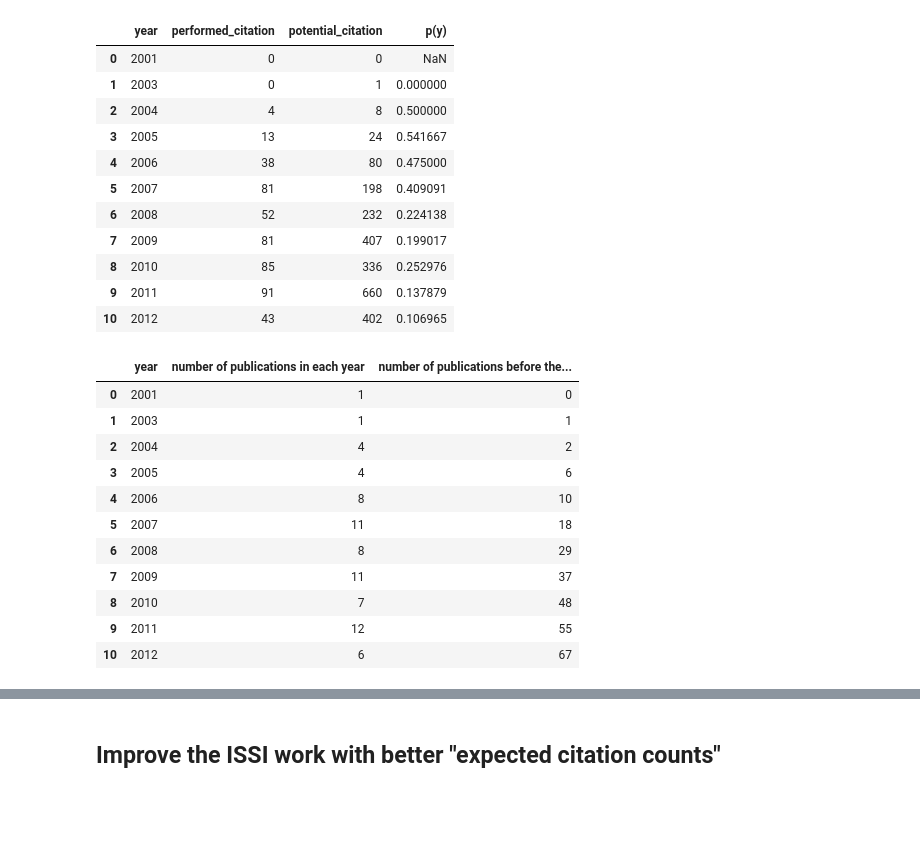
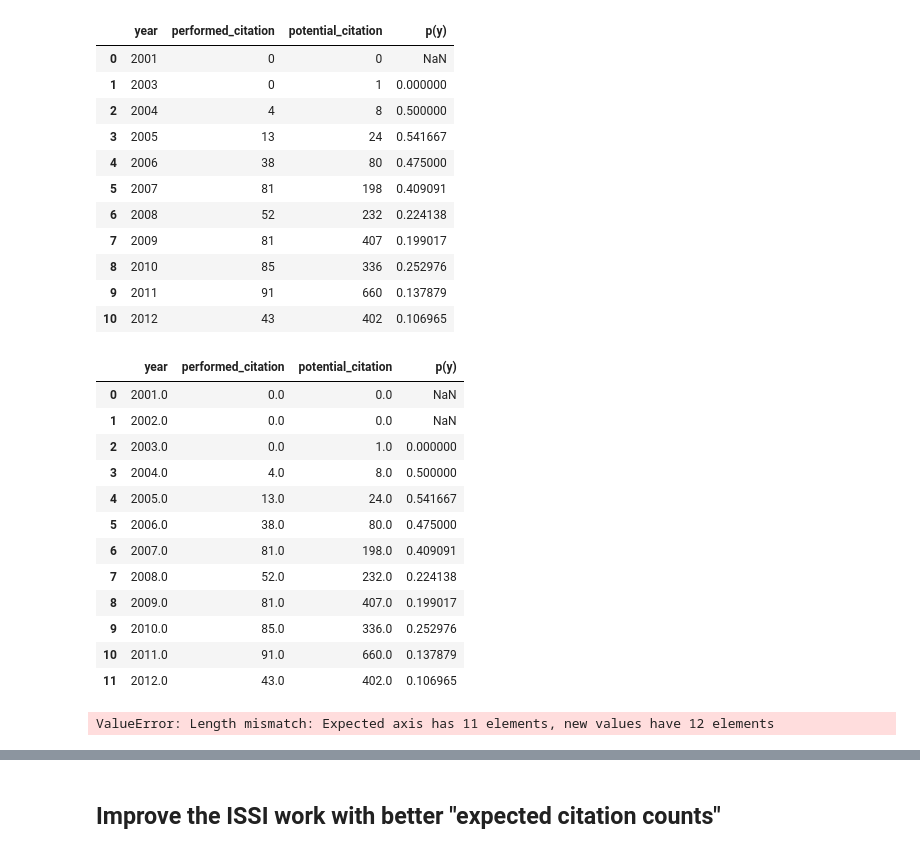
Before and after one commit to infoqualitylab/citation_bias_study, a Jupyter notebook: ResearchShowcase/research_showcase_3rd.ipynb, the cells around one changed output, grey strips where cells are left out. Cells and saved outputs as stored; diff of their text form; code cells hidden in the pictures; blank space fills up the shorter version.

```diff
--- a/ResearchShowcase/research_showcase_3rd.ipynb
+++ b/ResearchShowcase/research_showcase_3rd.ipynb
@@ -174,6 +192,26 @@ prob
 | 8 | 2010 | 85 | 336 | 0.252976 |
 | 9 | 2011 | 91 | 660 | 0.137879 |
 | 10 | 2012 | 43 | 402 | 0.106965 |
+# %%
+# insert the 2002 in the table (2002, 0, 0, NaN)
+prob = prob.append({'year': 2002, 'performed_citation': 0, 'potential_citation': 0, 'p(y)': None}, ignore_index=True)
+prob = prob.sort_values(by='year',ignore_index=True)
+prob = prob.reindex()
+prob
+# %% [output]
+|  | year | performed_citation | potential_citation | p(y) |
+| 0 | 2001.0 | 0.0 | 0.0 | NaN |
+| 1 | 2002.0 | 0.0 | 0.0 | NaN |
+| 2 | 2003.0 | 0.0 | 1.0 | 0.000000 |
+| 3 | 2004.0 | 4.0 | 8.0 | 0.500000 |
+| 4 | 2005.0 | 13.0 | 24.0 | 0.541667 |
+| 5 | 2006.0 | 38.0 | 80.0 | 0.475000 |
+| 6 | 2007.0 | 81.0 | 198.0 | 0.409091 |
+| 7 | 2008.0 | 52.0 | 232.0 | 0.224138 |
+| 8 | 2009.0 | 81.0 | 407.0 | 0.199017 |
+| 9 | 2010.0 | 85.0 | 336.0 | 0.252976 |
+| 10 | 2011.0 | 91.0 | 660.0 | 0.137879 |
+| 11 | 2012.0 | 43.0 | 402.0 | 0.106965 |
 # %%
 pool = pd.DataFrame({'year': generations,'number of publications in each year':attr_list['YearOnline'].value_counts(sort=False),
                     'number of publications before the year':0})
@@ -181,18 +219,7 @@ pool['number of publications before the year']=pool['number of publications in e
 pool.index = range(prob.shape[0])
 pool
 # %% [output]
-|  | year | number of publications in each year | number of publications before the... |
-| 0 | 2001 | 1 | 0 |
-| 1 | 2003 | 1 | 1 |
-| 2 | 2004 | 4 | 2 |
-| 3 | 2005 | 4 | 6 |
-| 4 | 2006 | 8 | 10 |
-| 5 | 2007 | 11 | 18 |
-| 6 | 2008 | 8 | 29 |
-| 7 | 2009 | 11 | 37 |
-| 8 | 2010 | 7 | 48 |
-| 9 | 2011 | 12 | 55 |
-| 10 | 2012 | 6 | 67 |
+ValueError: Length mismatch: Expected axis has 11 elements, new values have 12 elements
 # %%
 expected = prob['p(y)']*pool['number of publications in each year']
 expected = expected.to_frame('expected number of publications')
```
Also changed, not shown: parts of 17 cells of this notebook, 1 other file.
